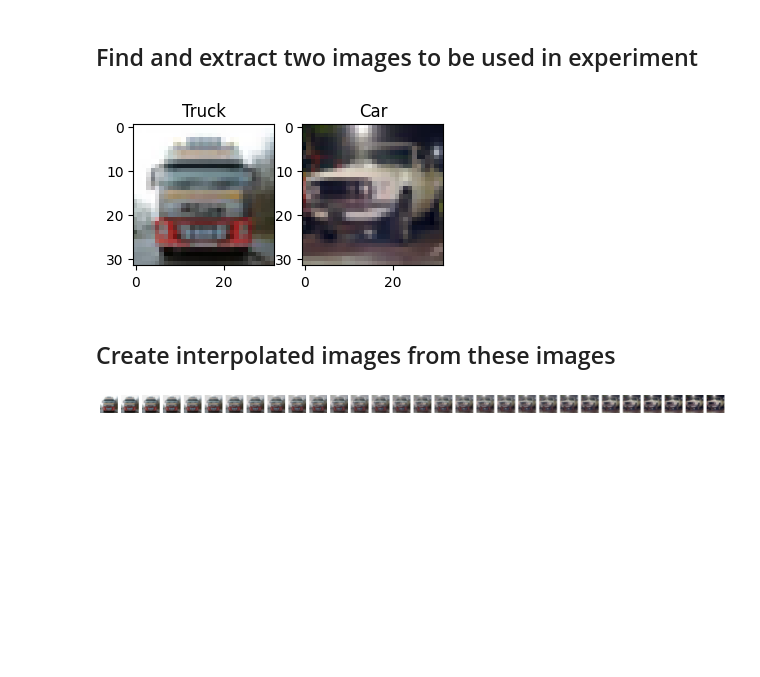
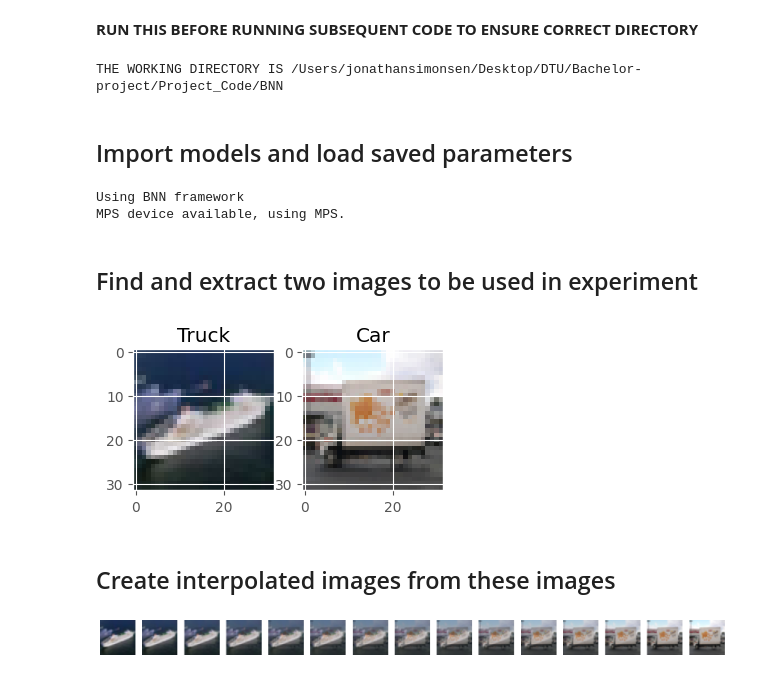
Before and after one commit to jonathansim/Rank-1-Bayesian-Neural-Networks, a Jupyter notebook: uncertainty_experiment.ipynb, the cells around one changed output. Drawn from its saved outputs; the diff is of its cells as text; code cells hidden in the pictures; blank space fills up the shorter version.

```diff
--- a/uncertainty_experiment.ipynb
+++ b/uncertainty_experiment.ipynb
@@ -11,3 +36,42 @@ from baselines.wide_resnet import WideResNet
+# %% [markdown]
+**RUN THIS BEFORE RUNNING SUBSEQUENT CODE TO ENSURE CORRECT DIRECTORY**
+# %%
+print(f"THE WORKING DIRECTORY IS {os.getcwd()}")
+# %% [output]
+THE WORKING DIRECTORY IS /Users/jonathansimonsen/Desktop/DTU/Bachelor-project/Project_Code/BNN
+# %% [markdown]
+## Import models and load saved parameters
+# %%
+# Import model architecture
+framework = "BNN"
+# framework = "Deterministic"
+
+if framework == "BNN":
+    from BNN.rank1_wide_resnet import Rank1Bayesian_WideResNet
+    print("Using BNN framework")
+
+    model = Rank1Bayesian_WideResNet(depth=28, widen_factor=10, num_classes=10, ensemble_size=2)
+    saved_model_bnn_path = 'r1BNN_seed-321_2-components.pth'
+    model.load_state_dict(torch.load(saved_model_bnn_path, map_location=torch.device('cpu')))
+
+elif framework == "Deterministic":
+    from baselines.wide_resnet import WideResNet
+    print("Using Deterministic framework")
+
+    model = WideResNet(depth=28, widen_factor=10, num_classes=10)
+    saved_model_det_path = 'deterministic_WR_model.pth'
+    model.load_state_dict(torch.load(saved_model_det_path, map_location=torch.device('cpu')))
+
+# Check if MPS is available
+if torch.backends.mps.is_available():
+    mps_device = torch.device('mps')
+    model.to(mps_device)
+    print("MPS device available, using MPS.")
+else:
+    print("MPS device not available, using CPU instead.")
+# %% [output]
+Using BNN framework
+MPS device available, using MPS.
 # %% [markdown]
 ## Find and extract two images to be used in experiment
 # %%
@@ -19,7 +83,7 @@ data_transform = transforms.Compose([
 ])
 
 # Load the data
-testset = torchvision.datasets.CIFAR10(root='./data', train=False,
+testset = torchvision.datasets.CIFAR10(root='../data', train=False,
                                        download=False, transform=data_transform)
 
 testloader = torch.utils.data.DataLoader(testset, batch_size=1,
@@ -43,8 +107,8 @@ def get_image_from_class(loader, class_name):
             return images[0], labels[0], idx
 
 # Get an image from the truck category
-truck_img, truck_label, truck_idx = get_image_from_class(testloader, 'truck')
-car_img, car_label, car_idx = get_image_from_class(testloader, 'car')
+truck_img, truck_label, truck_idx = get_image_from_class(testloader, 'ship')
+car_img, car_label, car_idx = get_image_from_class(testloader, 'truck')
 plt.figure(figsize=(4,2))
 plt.subplot(1,2,1)
 plt.title('Truck')
@@ -54,27 +118,27 @@ plt.title('Car')
 imshow(car_img)
 plt.show()
 # %% [output]
-[figure, old version]
+[figure, new version]
 # %% [markdown]
 ## Create interpolated images from these images
 # %%
 # Function to interpolate between two images
 def interpolate_images(img1, img2, steps=10):
     interpolated_images = []
     for alpha in np.linspace(0, 1, steps):
         interpolated_image = (1 - alpha) * img1 + alpha * img2
         interpolated_images.append(interpolated_image)
     return interpolated_images
 
 # Generate interpolated images (first image is original img1, last image is original img2, rest inbetween are interpolated)
-num_images = 30
+num_images = 15
 interpolated_images = interpolate_images(truck_img, car_img, steps=num_images)
 
 plt.figure(figsize=(20, 5))
 for i, img in enumerate(interpolated_images):
     plt.subplot(1, num_images, i+1)
     imshow(img)
     plt.axis('off')
 plt.show()
 # %% [output]
-[figure, old version]
+[figure, new version]
```
Also changed, not shown: parts of 21 cells of this notebook, 7 other files.
